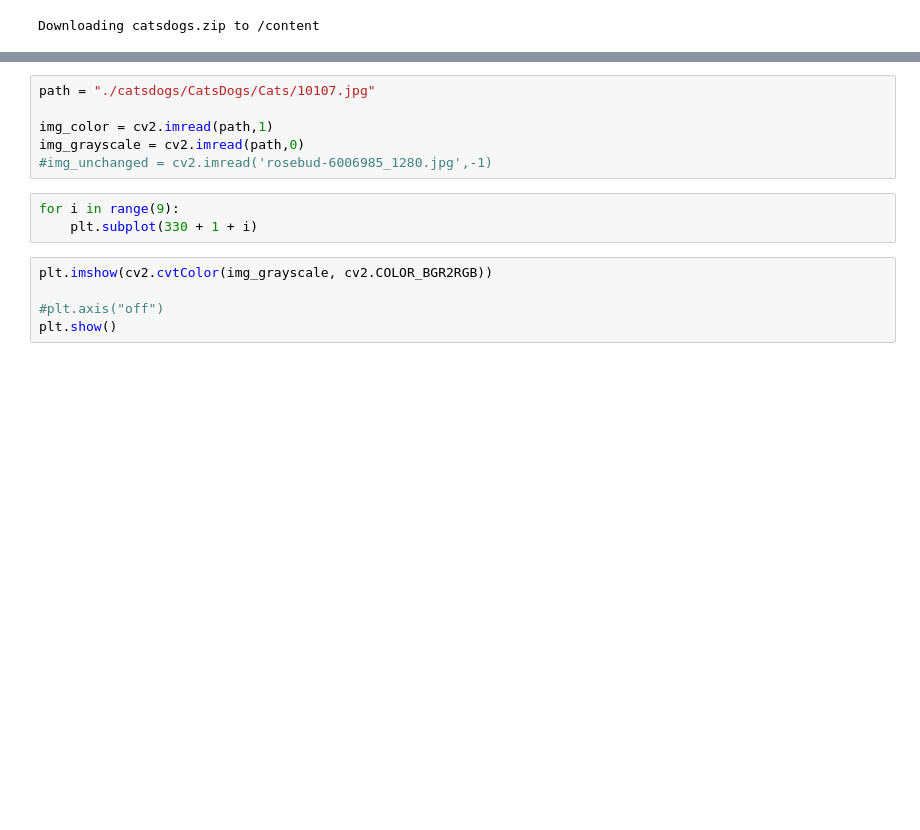
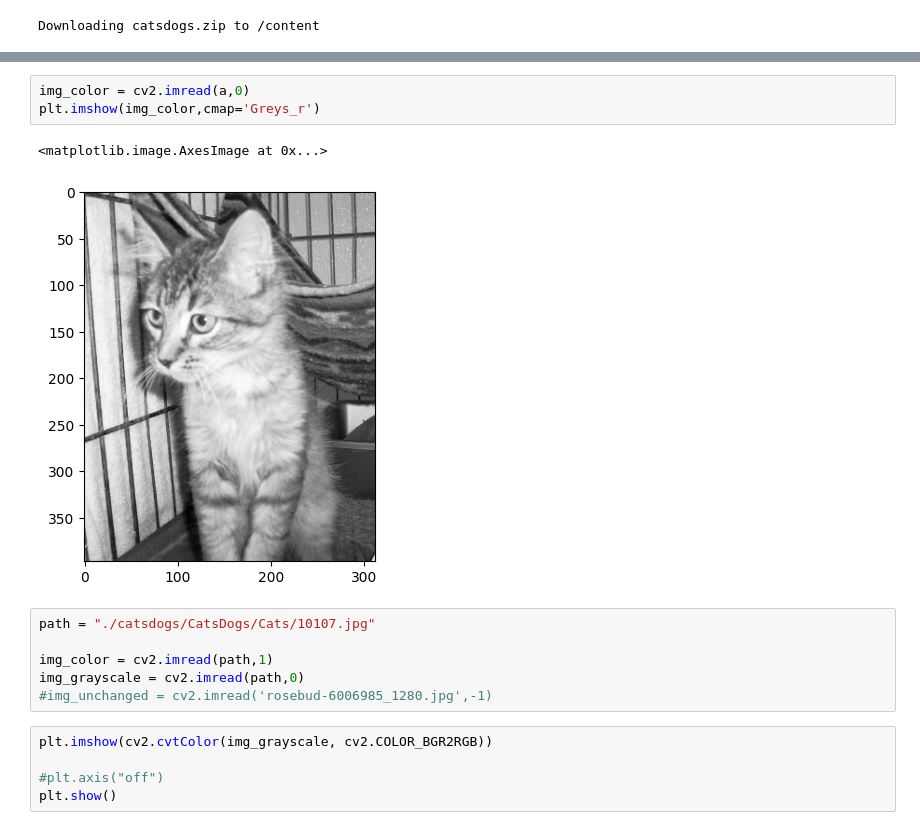
Before and after one commit to mohcenlaaroussi/cats_dogs_classification, a Jupyter notebook: cats_dogs_classification.ipynb, the cells around one changed output, grey strips where cells are left out. Cells and saved outputs as stored; diff of their text form; blank space fills up the shorter version.

```diff
--- a/cats_dogs_classification.ipynb
+++ b/cats_dogs_classification.ipynb
@@ -60,12 +39,15 @@ Output streaming troncato alle ultime 5000 righe.
+# %%
+img_color = cv2.imread(a,0)
+plt.imshow(img_color,cmap='Greys_r')
+# %% [output]
+<matplotlib.image.AxesImage at 0x...>
+[figure, added]
 # %%
 path = "./catsdogs/CatsDogs/Cats/10107.jpg"
 
 img_color = cv2.imread(path,1)
 img_grayscale = cv2.imread(path,0)
 #img_unchanged = cv2.imread('rosebud-6006985_1280.jpg',-1)
-# %%
-for i in range(9):
-    plt.subplot(330 + 1 + i)
 # %%
 plt.imshow(cv2.cvtColor(img_grayscale, cv2.COLOR_BGR2RGB))
 
```
Also changed, not shown: parts of 74 cells of this notebook.
